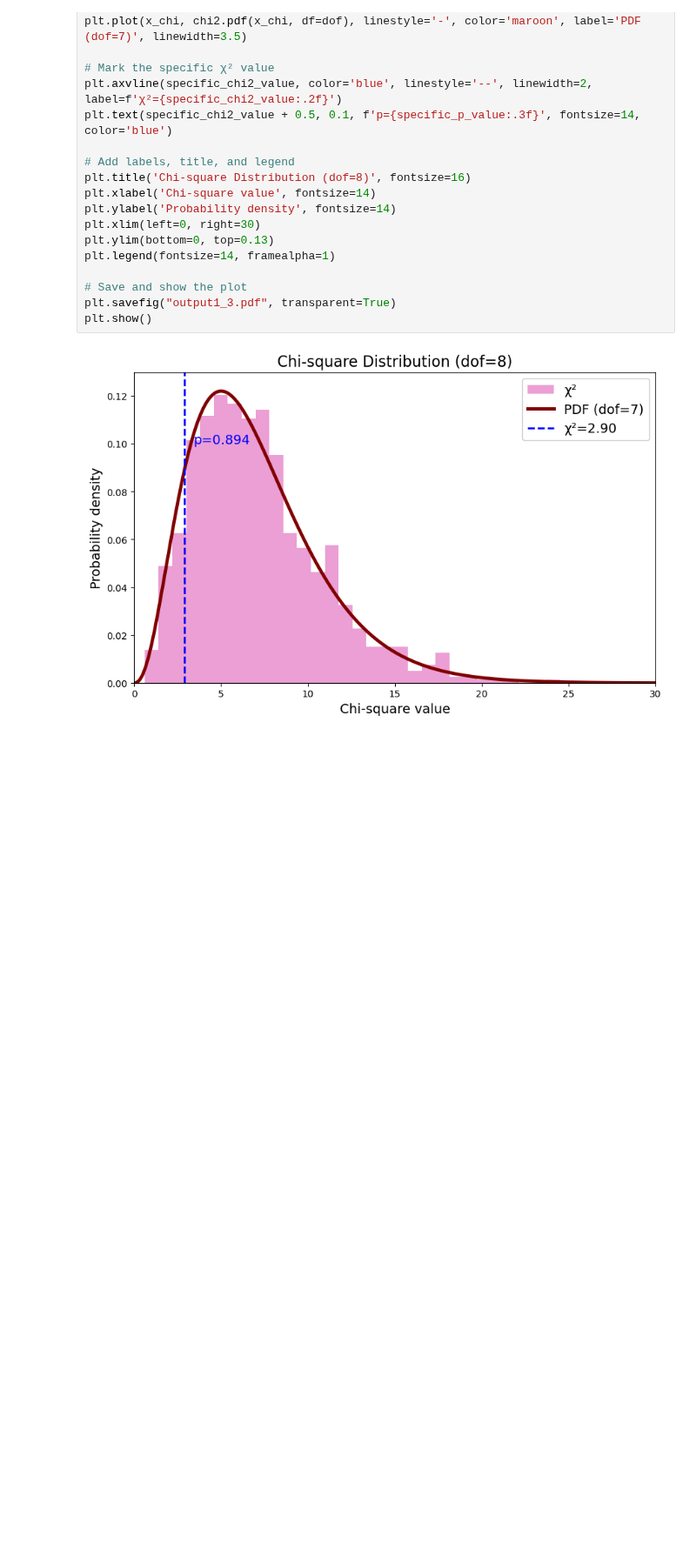
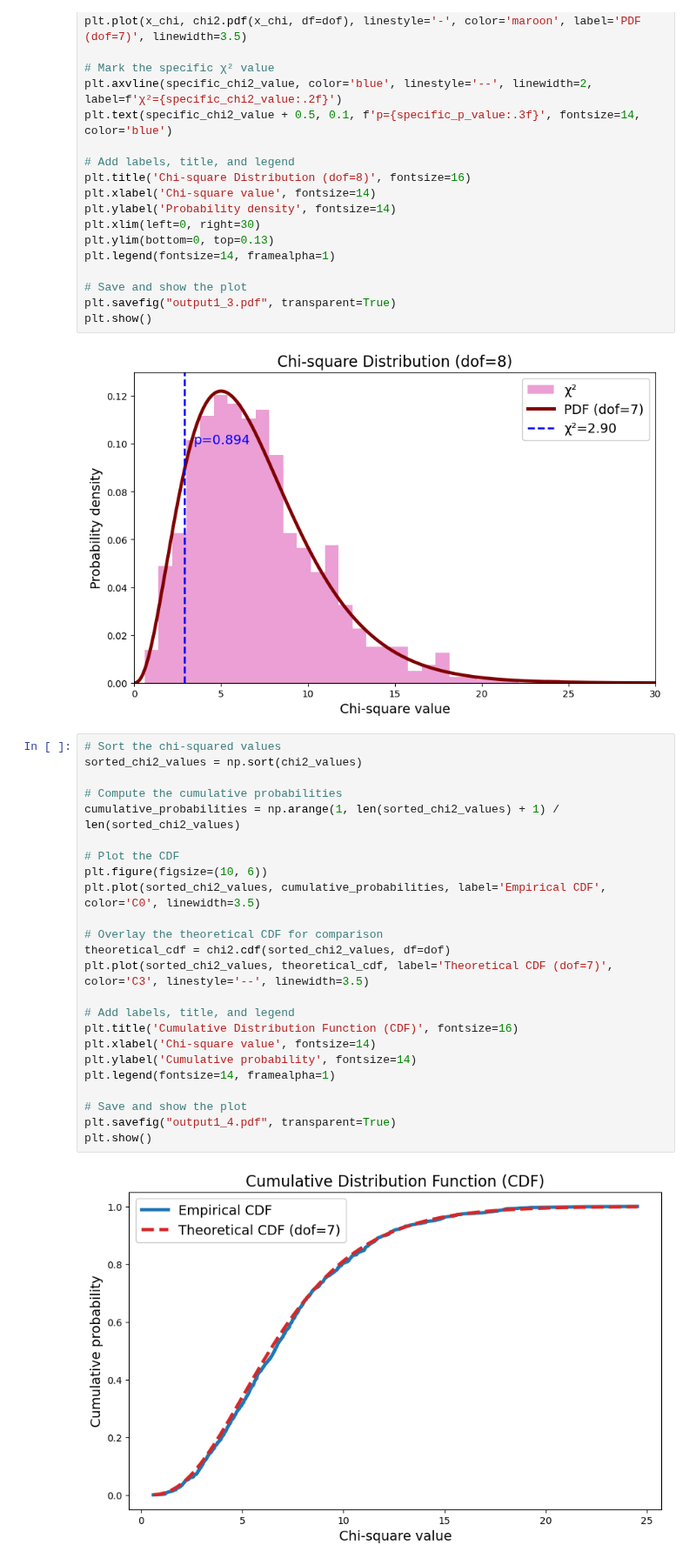
Before and after one commit to hyp0515/exp_phy_ii, a Jupyter notebook: may13/practice_1.ipynb, the cells around one changed output. Shown at 87% size. Drawn from its saved outputs; the diff is of its cells as text; blank space fills up the shorter version.

```diff
--- a/may13/practice_1.ipynb
+++ b/may13/practice_1.ipynb
@@ -153,3 +153,29 @@ plt.savefig("output1_3.pdf", transparent=True)
 plt.show()
 # %% [output]
 [figure]
+# %%
+# Sort the chi-squared values
+sorted_chi2_values = np.sort(chi2_values)
+
+# Compute the cumulative probabilities
+cumulative_probabilities = np.arange(1, len(sorted_chi2_values) + 1) / len(sorted_chi2_values)
+
+# Plot the CDF
+plt.figure(figsize=(10, 6))
+plt.plot(sorted_chi2_values, cumulative_probabilities, label='Empirical CDF', color='C0', linewidth=3.5)
+
+# Overlay the theoretical CDF for comparison
+theoretical_cdf = chi2.cdf(sorted_chi2_values, df=dof)
+plt.plot(sorted_chi2_values, theoretical_cdf, label='Theoretical CDF (dof=7)', color='C3', linestyle='--', linewidth=3.5)
+
+# Add labels, title, and legend
+plt.title('Cumulative Distribution Function (CDF)', fontsize=16)
+plt.xlabel('Chi-square value', fontsize=14)
+plt.ylabel('Cumulative probability', fontsize=14)
+plt.legend(fontsize=14, framealpha=1)
+
+# Save and show the plot
+plt.savefig("output1_4.pdf", transparent=True)
+plt.show()
+# %% [output]
+[figure, added]
```
Also changed, not shown: 6 other files.
